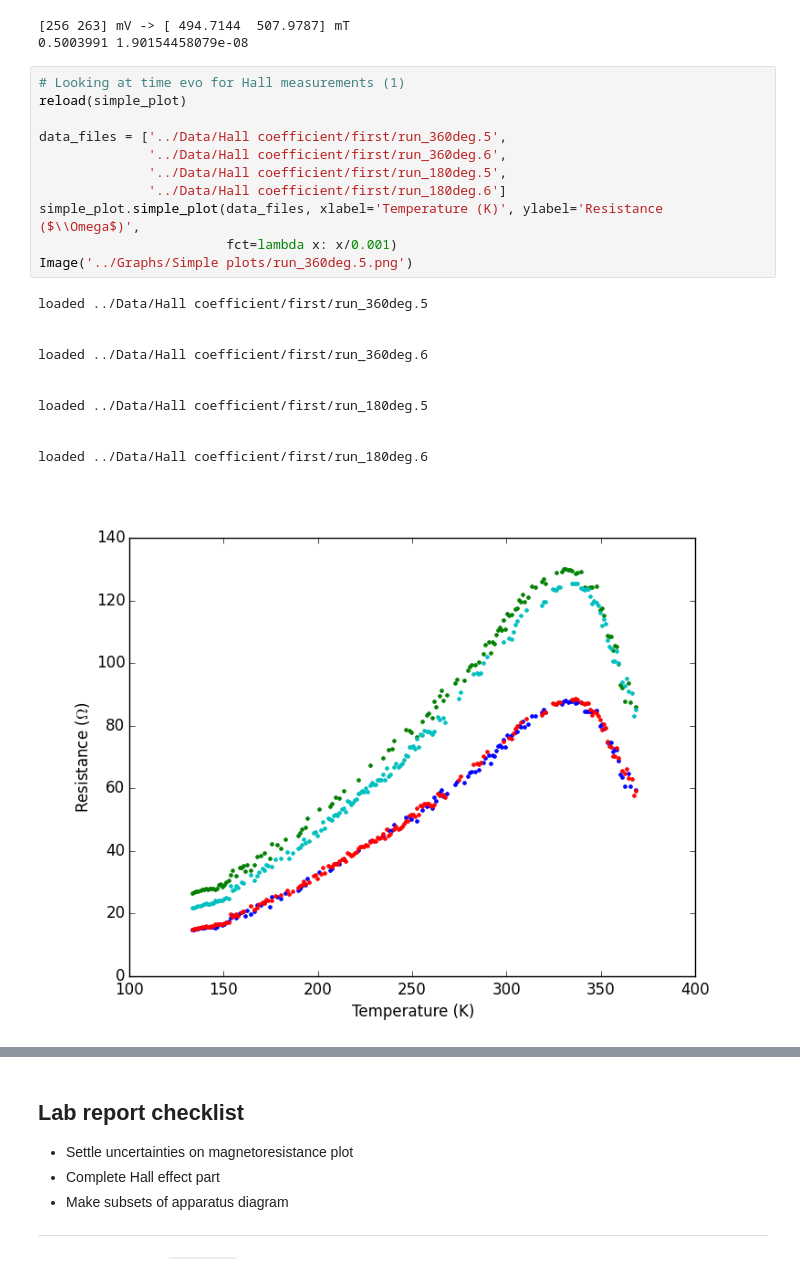
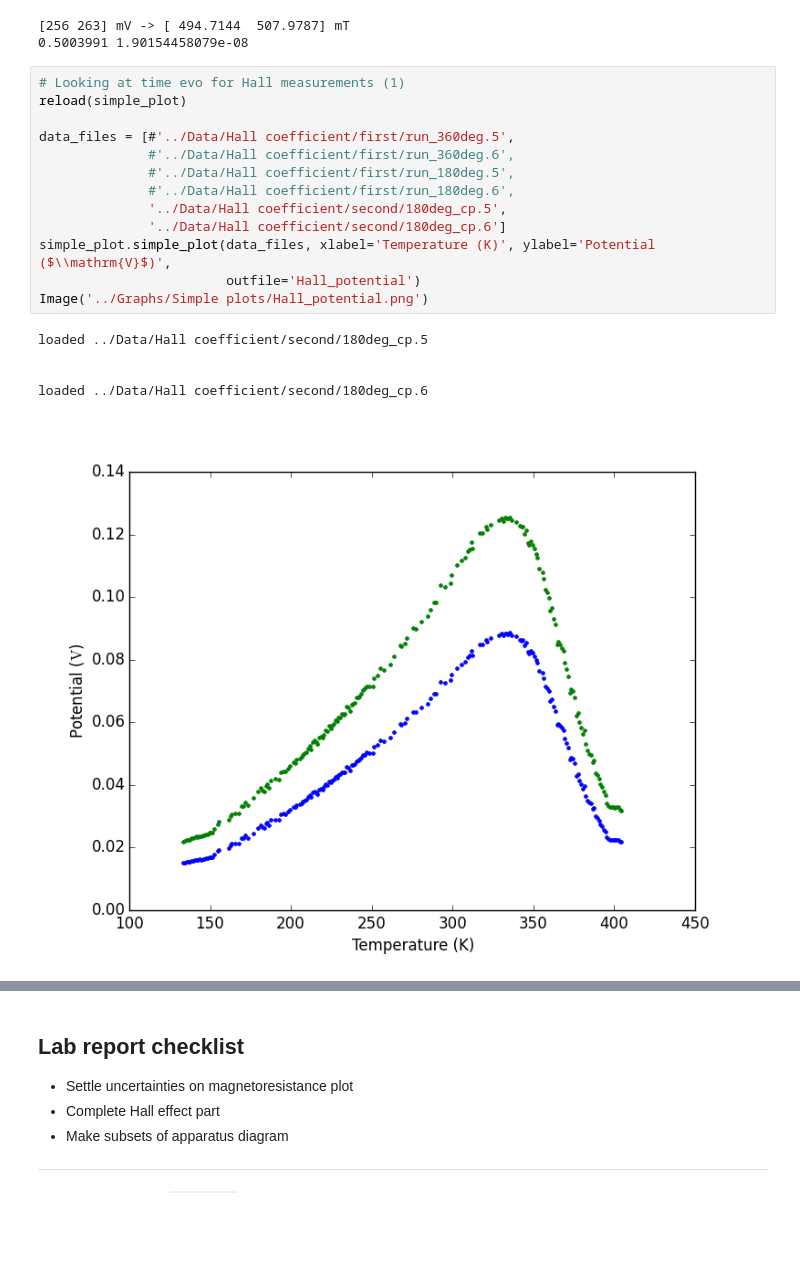
Before and after one commit to ejetzer/hall, a Jupyter notebook: Outline/Lab Outline.ipynb, the cells around one changed output, grey strips where cells are left out. Saved outputs shown, nothing was run; the diff lists cells and outputs as text; some formulas as TeX source; blank space fills up the shorter version.

```diff
--- a/Outline/Lab Outline.ipynb
+++ b/Outline/Lab Outline.ipynb
@@ -488,26 +465,22 @@ print avg_field/1e3, avg_fielde/1e3
 # %%
 # Looking at time evo for Hall measurements (1)
 reload(simple_plot)
 
-data_files = ['../Data/Hall coefficient/first/run_360deg.5',
-              '../Data/Hall coefficient/first/run_360deg.6',
-              '../Data/Hall coefficient/first/run_180deg.5',
-              '../Data/Hall coefficient/first/run_180deg.6']
-simple_plot.simple_plot(data_files, xlabel='Temperature (K)', ylabel='Resistance ($\\Omega$)',
-                        fct=lambda x: x/0.001)
-Image('../Graphs/Simple plots/run_360deg.5.png')
+data_files = [#'../Data/Hall coefficient/first/run_360deg.5',
+              #'../Data/Hall coefficient/first/run_360deg.6',
+              #'../Data/Hall coefficient/first/run_180deg.5',
+              #'../Data/Hall coefficient/first/run_180deg.6',
+              '../Data/Hall coefficient/second/180deg_cp.5',
+              '../Data/Hall coefficient/second/180deg_cp.6']
+simple_plot.simple_plot(data_files, xlabel='Temperature (K)', ylabel='Potential ($\\mathrm{V}$)',
+                        outfile='Hall_potential')
+Image('../Graphs/Simple plots/Hall_potential.png')
 # %% [output]
-loaded ../Data/Hall coefficient/first/run_360deg.5
+loaded ../Data/Hall coefficient/second/180deg_cp.5
 
 
-loaded ../Data/Hall coefficient/first/run_360deg.6
-
-
-loaded ../Data/Hall coefficient/first/run_180deg.5
-
-
-loaded ../Data/Hall coefficient/first/run_180deg.6
+loaded ../Data/Hall coefficient/second/180deg_cp.6
-[figure, old version]
+[figure, new version]
 # %%
 reload(Hall_coefficient)
 reload(RvsT)
```
Also changed, not shown: parts of 15 cells of this notebook, 46 other files.
